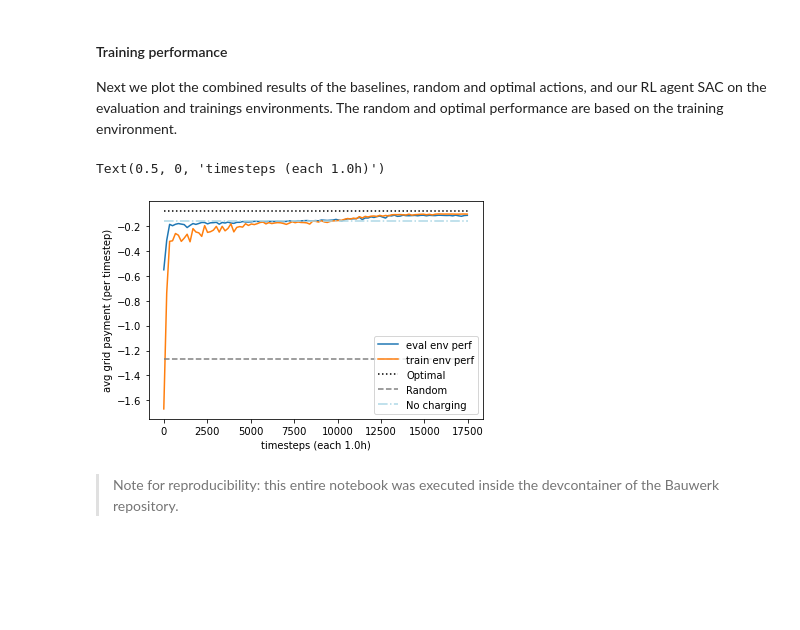
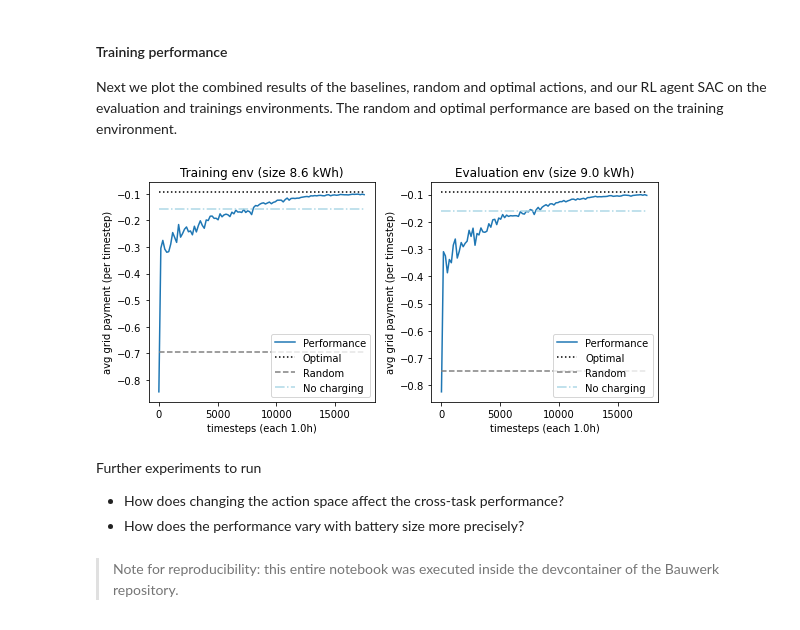
Before and after one commit to rdnfn/bauwerk, a Jupyter notebook: docs/misc/experiments/exp02_building_distribution_b.ipynb, the cells around one changed output. Drawn from its saved outputs; the diff is of its cells as text; code cells hidden in the pictures; blank space fills up the shorter version.

```diff
--- a/docs/misc/experiments/exp02_building_distribution_b.ipynb
+++ b/docs/misc/experiments/exp02_building_distribution_b.ipynb
@@ -190,21 +190,45 @@ Next we plot the combined results of the baselines, random and optimal actions,
 # %%
 import matplotlib.pyplot as plt
 
 x = np.arange(0,NUM_TRAIN_STEP,eval_callback.eval_freq)
+plt.figure(figsize=(8,4))
+plt.subplot(1, 2, 1)
+plt.title(f"Training env (size {example_env.battery.size:.01f} kWh)")
 plt.plot(
-    x, eval_callback.data[:NUM_TRAIN_STEP//eval_callback.eval_freq + 1], label="eval env perf"
-)
-plt.plot(
-    x, train_callback.data[:NUM_TRAIN_STEP//train_callback.eval_freq + 1], label="train env perf"
+    x, train_callback.data[:NUM_TRAIN_STEP//train_callback.eval_freq + 1], label="Performance"
 )
 plt.hlines(perf_opts[0], 0, NUM_TRAIN_STEP, label="Optimal", linestyle=":", color="black")
 plt.hlines(perf_rands[0], 0, NUM_TRAIN_STEP, label="Random", linestyle="--", color="grey")
 plt.hlines(perf_nocharges[0], 0, NUM_TRAIN_STEP, label="No charging", linestyle="-.", color="lightblue")
 plt.legend()
 plt.ylabel(f"avg grid payment (per timestep)")
 plt.xlabel(f"timesteps (each {env.cfg.time_step_len}h)")
+
+# second plot
+plt.subplot(1, 2, 2)
+plt.title(f"Evaluation env (size {eval_env.battery.size:.01f} kWh)")
+plt.plot(
+    x, eval_callback.data[:NUM_TRAIN_STEP//eval_callback.eval_freq + 1], label="Performance"
+)
+perf_eval_rand, _ = bauwerk.evaluation.get_avg_rndm_perf(
+        eval_env,
+        eval_len=TASK_LEN,
+        num_samples=10,
+    )
+perf_eval_opt = bauwerk.evaluation.get_optimal_perf(eval_env, eval_len=TASK_LEN)
+plt.hlines(perf_eval_opt, 0, NUM_TRAIN_STEP, label="Optimal", linestyle=":", color="black")
+plt.hlines(perf_eval_rand, 0, NUM_TRAIN_STEP, label="Random", linestyle="--", color="grey")
+
+plt.hlines(perf_nocharges[0], 0, NUM_TRAIN_STEP, label="No charging", linestyle="-.", color="lightblue")
+plt.legend()
+plt.ylabel(f"avg grid payment (per timestep)")
+plt.xlabel(f"timesteps (each {env.cfg.time_step_len}h)")
+plt.tight_layout()
 # %% [output]
-Text(0.5, 0, 'timesteps (each 1.0h)')
-[figure, old version]
+[figure, new version]
+# %% [markdown]
+Further experiments to run
+- How does changing the action space affect the cross-task performance?
+- How does the performance vary with battery size more precisely?
 # %% [markdown]
 > Note for reproducibility: this entire notebook was executed inside the devcontainer of the Bauwerk repository.
```
Also changed, not shown: parts of 3 cells of this notebook.
